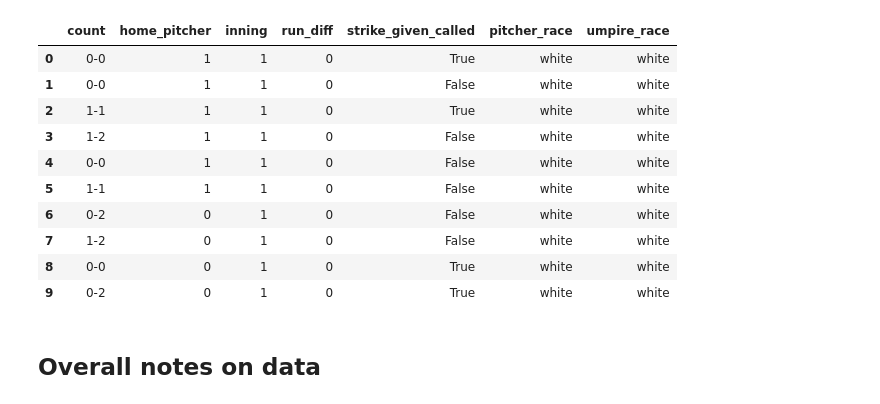
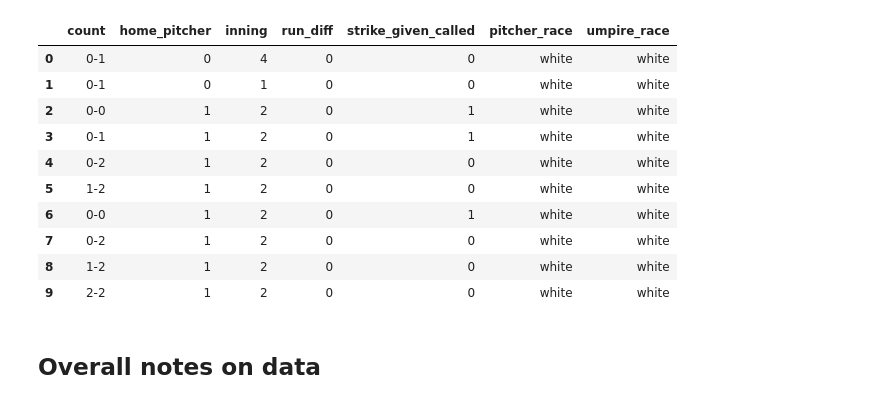
Before and after one commit to AshleyMcGee/MLB, a Jupyter notebook: umpire_analysis.ipynb, the cells around one changed output. Drawn from its saved outputs; the diff is of its cells as text; code cells hidden in the pictures.

```diff
--- a/umpire_analysis.ipynb
+++ b/umpire_analysis.ipynb
@@ -16,20 +16,20 @@ import matplotlib.pyplot as plt
 from baseball_utils import *
 # %%
 # Read in the scraped, merged dataframe
-cp_df = pd.read_csv("cp_merged.csv")
+cp_df = pd.read_csv("data/cp_merged.csv")
 cp_df.head(10)
 # %% [output]
 |  | count | home_pitcher | inning | run_diff | strike_given_called | pitcher_race | umpire_race |
-| 0 | 0-0 | 1 | 1 | 0 | True | white | white |
-| 1 | 0-0 | 1 | 1 | 0 | False | white | white |
-| 2 | 1-1 | 1 | 1 | 0 | True | white | white |
-| 3 | 1-2 | 1 | 1 | 0 | False | white | white |
-| 4 | 0-0 | 1 | 1 | 0 | False | white | white |
-| 5 | 1-1 | 1 | 1 | 0 | False | white | white |
-| 6 | 0-2 | 0 | 1 | 0 | False | white | white |
-| 7 | 1-2 | 0 | 1 | 0 | False | white | white |
-| 8 | 0-0 | 0 | 1 | 0 | True | white | white |
-| 9 | 0-2 | 0 | 1 | 0 | True | white | white |
+| 0 | 0-1 | 0 | 4 | 0 | 0 | white | white |
+| 1 | 0-1 | 0 | 1 | 0 | 0 | white | white |
+| 2 | 0-0 | 1 | 2 | 0 | 1 | white | white |
+| 3 | 0-1 | 1 | 2 | 0 | 1 | white | white |
+| 4 | 0-2 | 1 | 2 | 0 | 0 | white | white |
+| 5 | 1-2 | 1 | 2 | 0 | 0 | white | white |
+| 6 | 0-0 | 1 | 2 | 0 | 1 | white | white |
+| 7 | 0-2 | 1 | 2 | 0 | 0 | white | white |
+| 8 | 1-2 | 1 | 2 | 0 | 0 | white | white |
+| 9 | 2-2 | 1 | 2 | 0 | 0 | white | white |
 # %% [markdown]
 ## Overall notes on data
 # %% [markdown]
```
Also changed, not shown: parts of 33 cells of this notebook, 1 other file.
